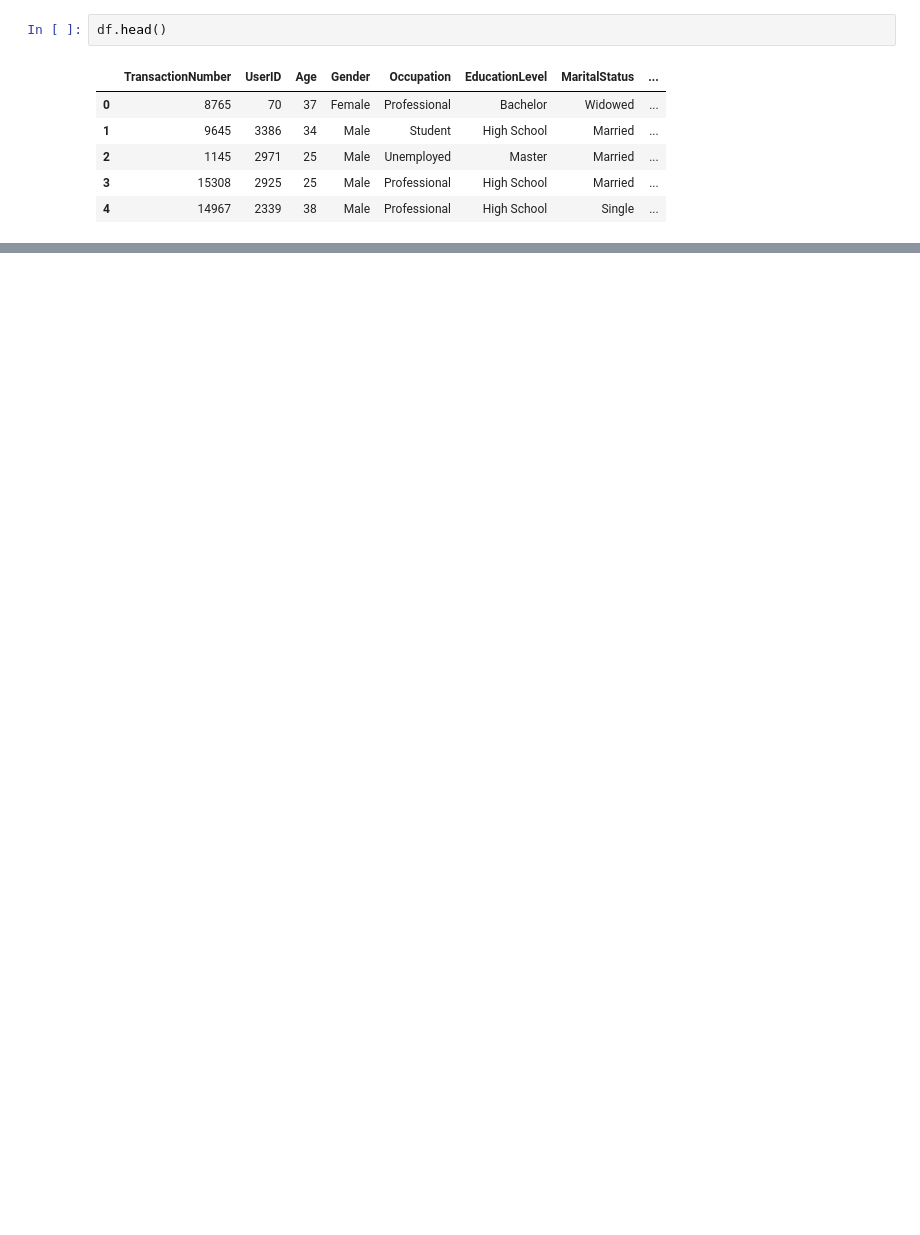
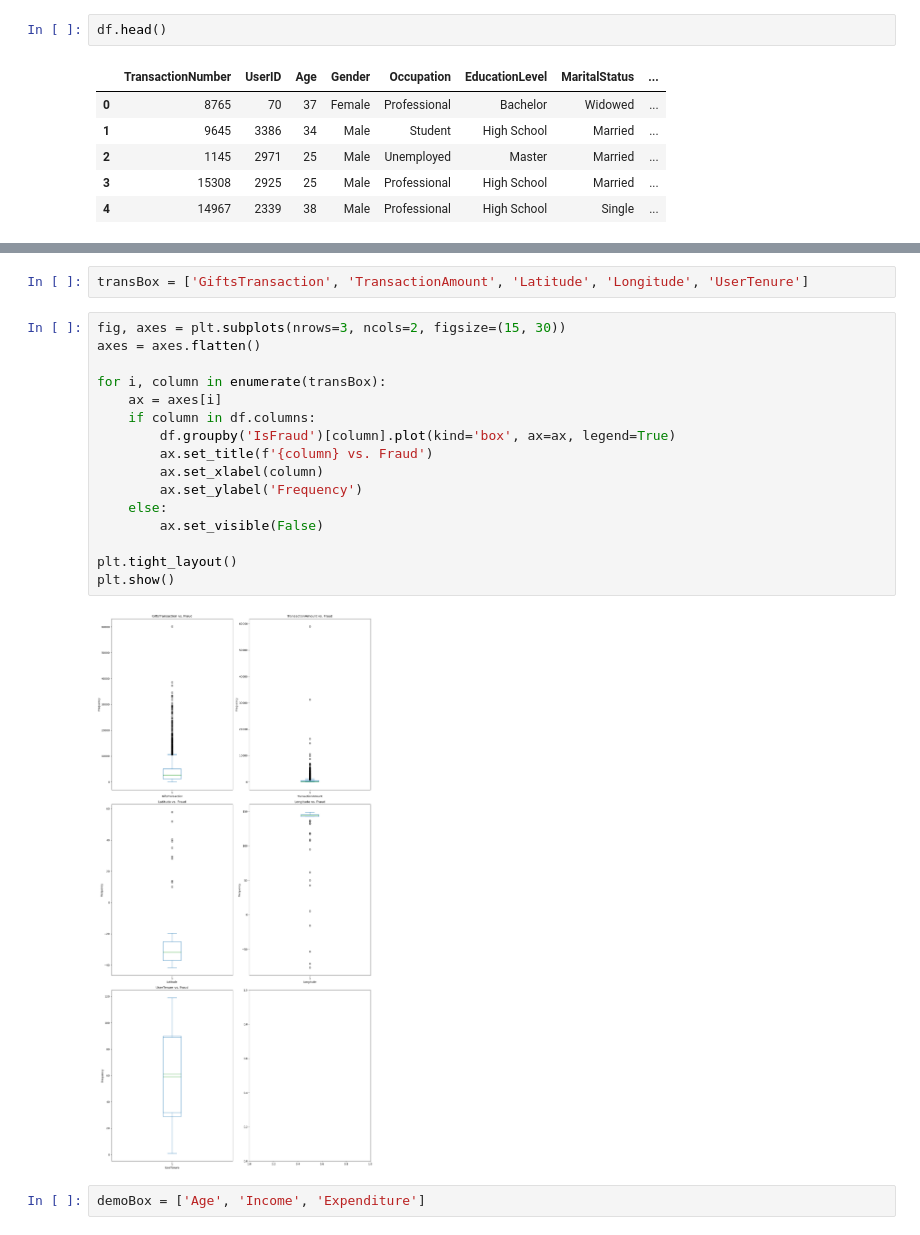
Before and after one commit to petrg01/Inter-Uni-Datathon-2024-submission, a Jupyter notebook: Exploration.ipynb, the cells around one changed output, grey strips where cells are left out. Cells and saved outputs as stored; diff of their text form; blank space fills up the shorter version.

```diff
--- a/Exploration.ipynb
+++ b/Exploration.ipynb
@@ -266,0 +128,22 @@ plt.show()
+# %%
+transBox = ['GiftsTransaction', 'TransactionAmount', 'Latitude', 'Longitude', 'UserTenure']
+# %%
+fig, axes = plt.subplots(nrows=3, ncols=2, figsize=(15, 30))
+axes = axes.flatten()
+
+for i, column in enumerate(transBox):
+    ax = axes[i]
+    if column in df.columns:
+        df.groupby('IsFraud')[column].plot(kind='box', ax=ax, legend=True)
+        ax.set_title(f'{column} vs. Fraud')
+        ax.set_xlabel(column)
+        ax.set_ylabel('Frequency')
+    else:
+        ax.set_visible(False)
+
+plt.tight_layout()
+plt.show()
+# %% [output]
+[figure, added]
+# %%
+demoBox = ['Age', 'Income', 'Expenditure']
```
Also changed, not shown: parts of 15 cells of this notebook.
